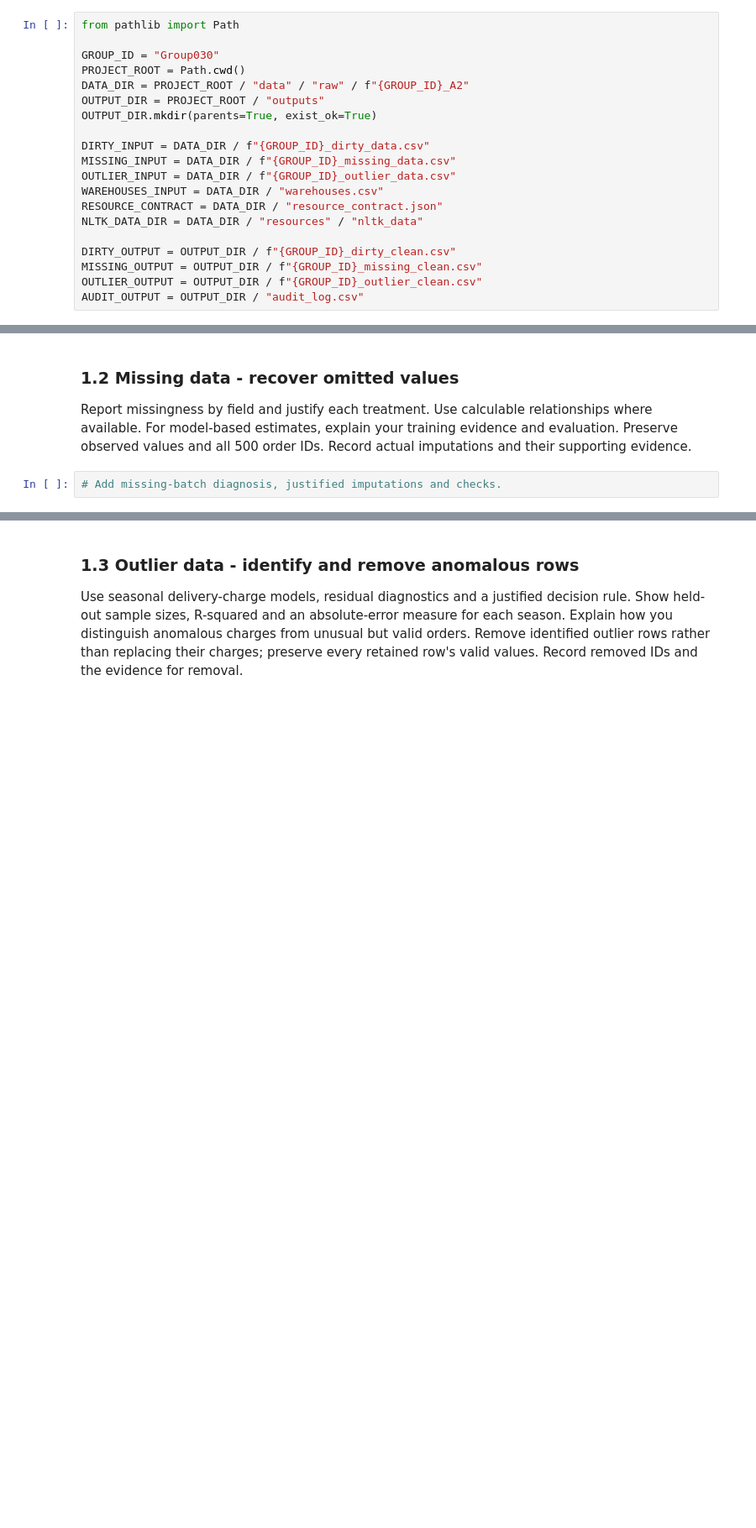
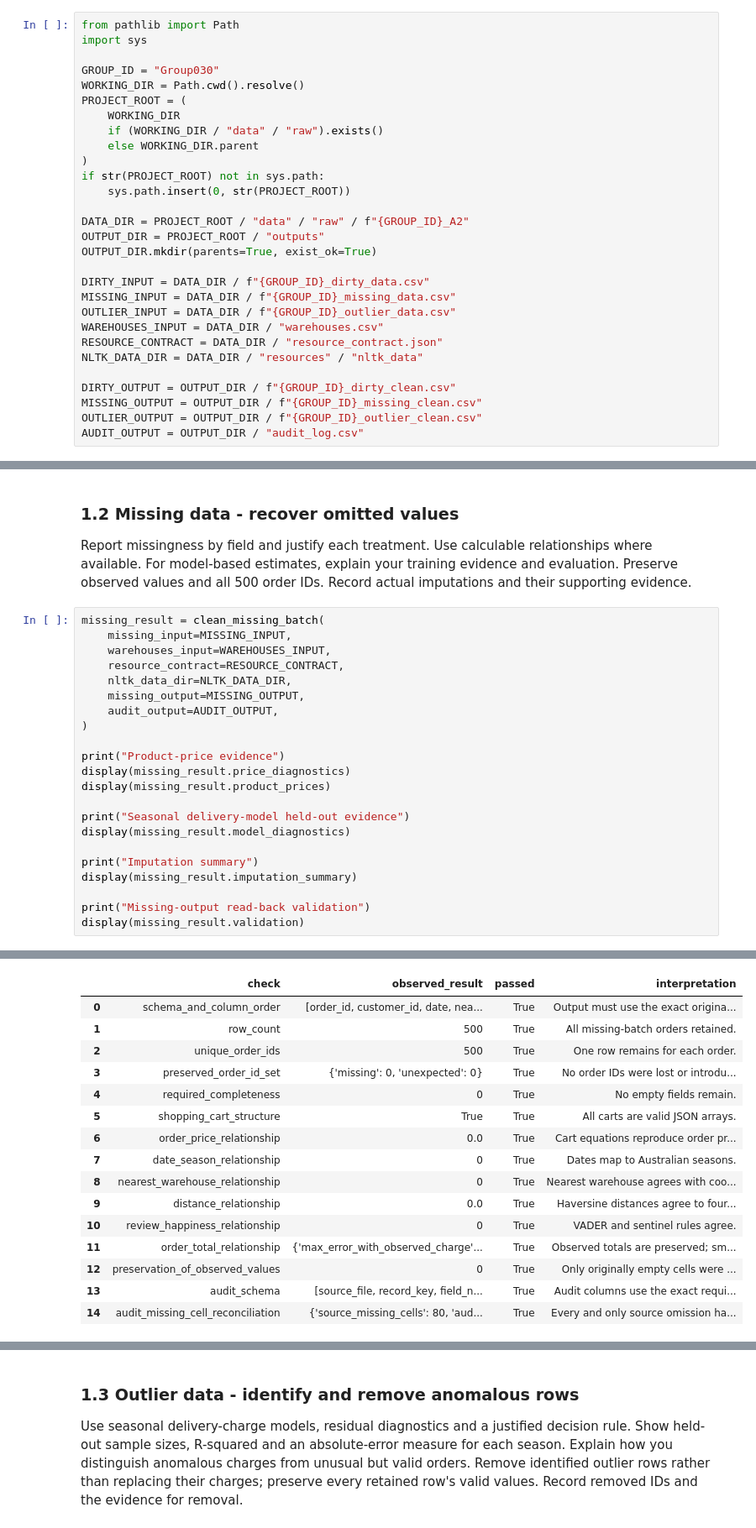
Before and after one commit to ZGHL/FIT5196-A2, a Jupyter notebook: notebooks/Group030_solution.ipynb, the cells around one changed output, grey strips where cells are left out. Shown at 84% size. Cells and saved outputs as stored; diff of their text form; blank space fills up the shorter version.

Commit message:
Clean and validate Group030 missing-data batch

```diff
--- a/notebooks/Group030_solution.ipynb
+++ b/notebooks/Group030_solution.ipynb
@@ -30,9 +30,18 @@ directory from which the notebook is run.
 input directory. Keep all configurable paths here and never overwrite inputs.
 # %%
 from pathlib import Path
+import sys
 
 GROUP_ID = "Group030"
-PROJECT_ROOT = Path.cwd()
+WORKING_DIR = Path.cwd().resolve()
+PROJECT_ROOT = (
+    WORKING_DIR
+    if (WORKING_DIR / "data" / "raw").exists()
+    else WORKING_DIR.parent
+)
+if str(PROJECT_ROOT) not in sys.path:
+    sys.path.insert(0, str(PROJECT_ROOT))
+
 DATA_DIR = PROJECT_ROOT / "data" / "raw" / f"{GROUP_ID}_A2"
 OUTPUT_DIR = PROJECT_ROOT / "outputs"
 OUTPUT_DIR.mkdir(parents=True, exist_ok=True)
@@ -96,4 +156,25 @@ relationships where available. For model-based estimates, explain your training
 evidence and evaluation. Preserve observed values and all 500 order IDs.
 Record actual imputations and their supporting evidence.
 # %%
-# Add missing-batch diagnosis, justified imputations and checks.
+missing_result = clean_missing_batch(
+    missing_input=MISSING_INPUT,
+    warehouses_input=WAREHOUSES_INPUT,
+    resource_contract=RESOURCE_CONTRACT,
+    nltk_data_dir=NLTK_DATA_DIR,
+    missing_output=MISSING_OUTPUT,
+    audit_output=AUDIT_OUTPUT,
+)
+
+print("Product-price evidence")
+display(missing_result.price_diagnostics)
+display(missing_result.product_prices)
+
+print("Seasonal delivery-model held-out evidence")
+display(missing_result.model_diagnostics)
+
+print("Imputation summary")
+display(missing_result.imputation_summary)
+
+print("Missing-output read-back validation")
+display(missing_result.validation)
+# %% [output]
@@ -100 +214,17 @@ Record actual imputations and their supporting evidence.
+|  | check | observed_result | passed | interpretation |
+| 0 | schema_and_column_order | [order_id, customer_id, date, nea... | True | Output must use the exact origina... |
+| 1 | row_count | 500 | True | All missing-batch orders retained. |
+| 2 | unique_order_ids | 500 | True | One row remains for each order. |
+| 3 | preserved_order_id_set | {'missing': 0, 'unexpected': 0} | True | No order IDs were lost or introdu... |
+| 4 | required_completeness | 0 | True | No empty fields remain. |
+| 5 | shopping_cart_structure | True | True | All carts are valid JSON arrays. |
+| 6 | order_price_relationship | 0.0 | True | Cart equations reproduce order pr... |
+| 7 | date_season_relationship | 0 | True | Dates map to Australian seasons. |
+| 8 | nearest_warehouse_relationship | 0 | True | Nearest warehouse agrees with coo... |
+| 9 | distance_relationship | 0.0 | True | Haversine distances agree to four... |
+| 10 | review_happiness_relationship | 0 | True | VADER and sentinel rules agree. |
+| 11 | order_total_relationship | {'max_error_with_observed_charge'... | True | Observed totals are preserved; sm... |
+| 12 | preservation_of_observed_values | 0 | True | Only originally empty cells were ... |
+| 13 | audit_schema | [source_file, record_key, field_n... | True | Audit columns use the exact requi... |
+| 14 | audit_missing_cell_reconciliation | {'source_missing_cells': 80, 'aud... | True | Every and only source omission ha... |
 # %% [markdown]
```
Also changed, not shown: parts of 8 cells of this notebook, 3 other files.
